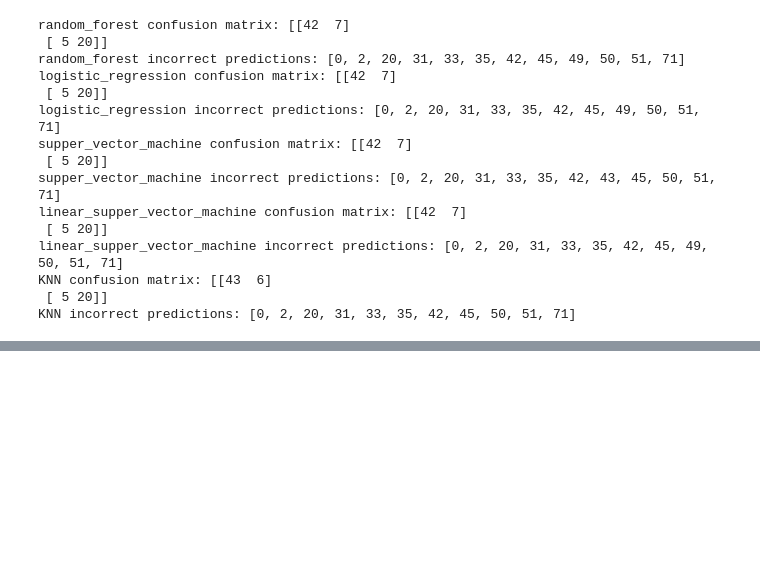
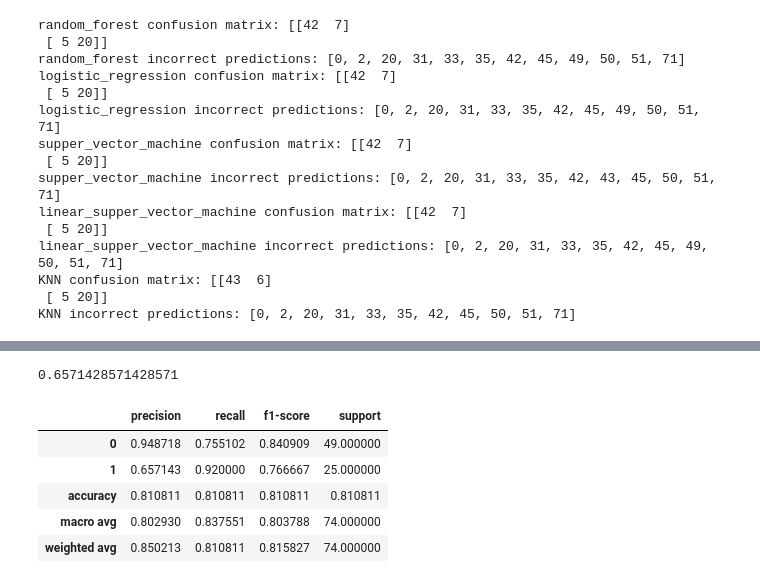
Before and after one commit to grahamgreene88/408-Research-Project, a Jupyter notebook: Antibiotic Resistance Prediction Notebook-Final.ipynb, the cells around one changed output, grey strips where cells are left out. Cells and saved outputs as stored; diff of their text form; code cells hidden in the pictures; blank space fills up the shorter version.

```diff
--- a/Antibiotic Resistance Prediction Notebook-Final.ipynb
+++ b/Antibiotic Resistance Prediction Notebook-Final.ipynb
@@ -696,4 +574,0 @@ Precision: 1.0, Recall: 0.0, Threshold: 0.6947507095955365
-# %%
-prob_preds = lr.predict_proba(X_test)
-threshold = 0.6947507095955365 # define threshold here
-preds = [1 if prob_preds[i][1]> threshold else 0 for i in range(len(prob_preds))]
@@ -750,0 +675,17 @@ AttributeError: 'PrecisionRecallDisplay' object has no attribute 'thresholds'
+# %%
+from sklearn.metrics import precision_score
+precision_score(y_test, preds)
+# %% [output]
+0.6571428571428571
+# %%
+from sklearn.metrics import classification_report
+report = classification_report(y_test, new_y_pred, output_dict=True)
+report_df = pd.DataFrame(report).transpose()
+report_df
+# %% [output]
+|  | precision | recall | f1-score | support |
+| 0 | 0.948718 | 0.755102 | 0.840909 | 49.000000 |
+| 1 | 0.657143 | 0.920000 | 0.766667 | 25.000000 |
+| accuracy | 0.810811 | 0.810811 | 0.810811 | 0.810811 |
+| macro avg | 0.802930 | 0.837551 | 0.803788 | 74.000000 |
+| weighted avg | 0.850213 | 0.810811 | 0.815827 | 74.000000 |
```
Also changed, not shown: parts of 43 cells of this notebook.
